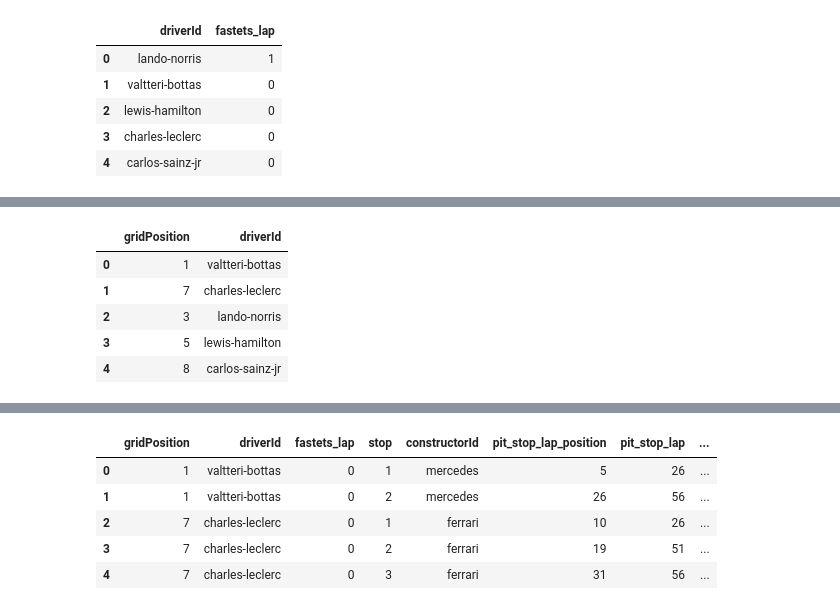
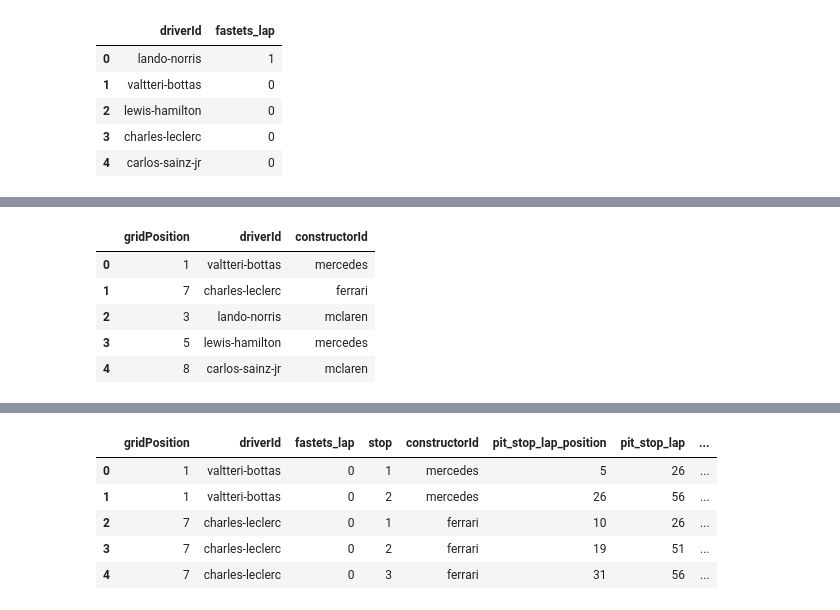
Before and after one commit to tarunramani12/Formula-1, a Jupyter notebook: Notebooks/data-prep.ipynb, the cells around one changed output, grey strips where cells are left out. Drawn from its saved outputs; the diff is of its cells as text; code cells hidden in the pictures.

```diff
--- a/Notebooks/data-prep.ipynb
+++ b/Notebooks/data-prep.ipynb
@@ -4,10 +4,14 @@ import numpy as np
 # %%
 # Gather all csv files with required features
 
-df_pit_stop = pd.read_csv('/Users/tarun/Documents/Projects/GitHub/Formula-1/our-data/2020/races/01-austria/pit-stops.csv')
-df_reace_results = pd.read_csv('/Users/tarun/Documents/Projects/GitHub/Formula-1/our-data/2020/races/01-austria/race-results.csv')
-df_fastest_laps = pd.read_csv('/Users/tarun/Documents/Projects/GitHub/Formula-1/our-data/2020/races/01-austria/fastest-laps.csv')
-df_driver_standings = pd.read_csv('/Users/tarun/Documents/Projects/GitHub/Formula-1/our-data/2020/races/01-austria/driver-standings.csv')
+path_as = "/Users/ashishsaini/TU Study/git_work"  # path to the folder where all the csv files are stored for Ashish
+path_ta = "/Users/tarun/Documents/Projects/GitHub" # path to the folder where all the csv files are stored for Tarun
+
+df_pit_stop = pd.read_csv(path_as + '/Formula-1/our-data/2020/races/01-austria/pit-stops.csv')
+df_reace_results = pd.read_csv(path_as + '/Formula-1/our-data/2020/races/01-austria/race-results.csv')
+df_fastest_laps = pd.read_csv(path_as + '/Formula-1/our-data/2020/races/01-austria/fastest-laps.csv')
+df_driver_standings = pd.read_csv(path_as + '/Formula-1/our-data/2020/races/01-austria/driver-standings.csv')
+
 
 print(df_pit_stop.columns, "\n", df_driver_standings.columns, "\n", df_fastest_laps.columns, "\n", df_reace_results.columns)
 # %% [output]
@@ -183,10 +62,10 @@ df_reace_results.head()
 # %%
-df_reace_results = df_reace_results[['gridPosition','driverId']]
+df_reace_results = df_reace_results[['gridPosition','driverId', 'constructorId']]
 df_reace_results.head()
 # %% [output]
-|  | gridPosition | driverId |
-| 0 | 1 | valtteri-bottas |
-| 1 | 7 | charles-leclerc |
-| 2 | 3 | lando-norris |
-| 3 | 5 | lewis-hamilton |
-| 4 | 8 | carlos-sainz-jr |
+|  | gridPosition | driverId | constructorId |
+| 0 | 1 | valtteri-bottas | mercedes |
+| 1 | 7 | charles-leclerc | ferrari |
+| 2 | 3 | lando-norris | mclaren |
+| 3 | 5 | lewis-hamilton | mercedes |
+| 4 | 8 | carlos-sainz-jr | mclaren |
```
Also changed, not shown: parts of 16 cells of this notebook, 1 other file.
